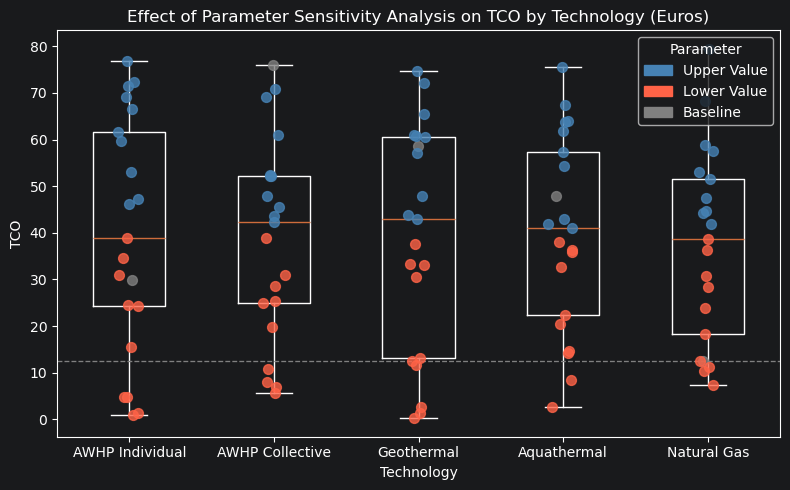
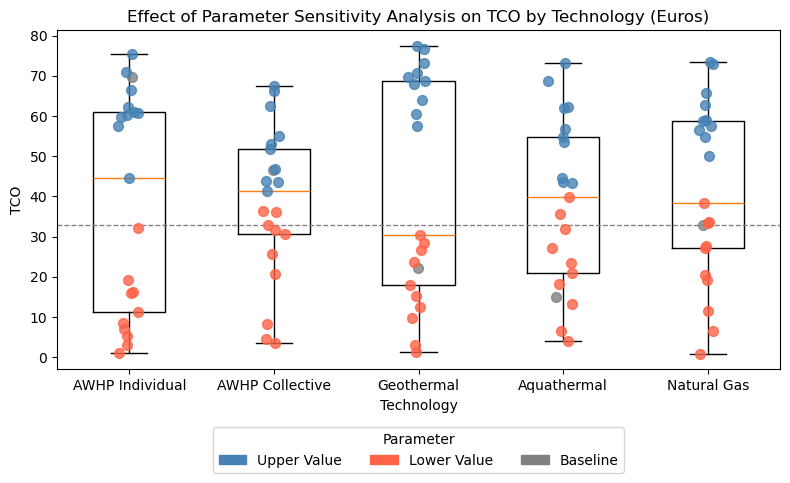
The change to this notebook cell's code, shown as a diff; its figure went from the first image to the second:
--- before
+++ after
@@ -11,4 +11,5 @@
         color_map[row] = "tomato"
 
+plt.style.use("default")
 fig, ax = plt.subplots(figsize=(8, 5))
 
@@ -39,5 +40,6 @@
     mpatches.Patch(color="gray", label="Baseline"),
 ]
-ax.legend(handles=legend_handles, title="Parameter")
+ax.legend(handles=legend_handles, title="Parameter", loc="upper center",
+          bbox_to_anchor=(0.5, -0.15), ncol=3)
 
 plt.tight_layout()

Commit: chart modifications